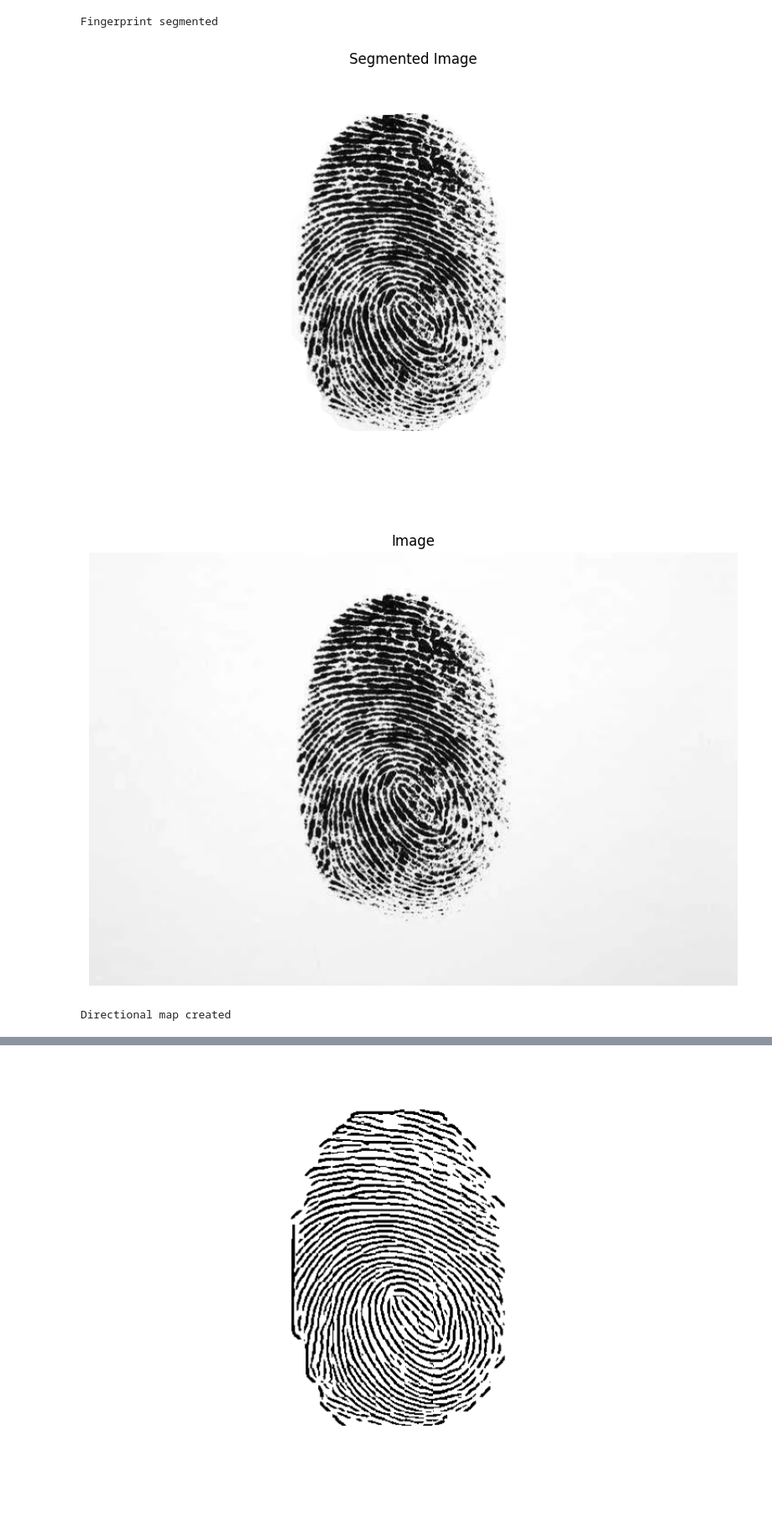
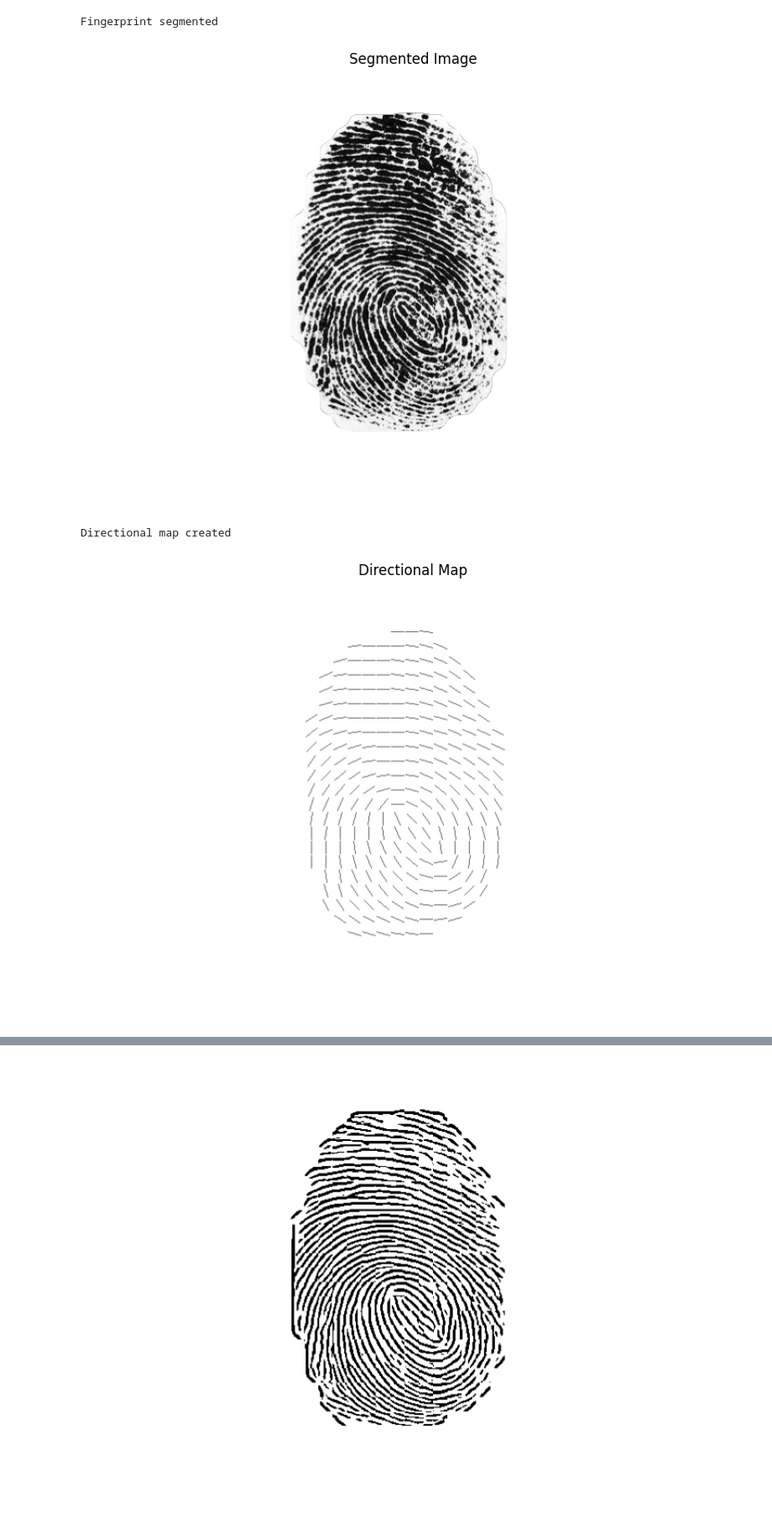
Before and after one commit to xxkaro/biometria-projekt3, a Jupyter notebook: code/demo.ipynb, the cells around one changed output, grey strips where cells are left out. Shown at 84% size. Cells and saved outputs as stored; diff of their text form; code cells hidden in the pictures.

Commit message:
added directions

```diff
--- a/code/demo.ipynb
+++ b/code/demo.ipynb
@@ -5,31 +5,29 @@ FP = FingerprintProcessor()
 # %%
 FP = FingerprintProcessor()
 FP.load_image("../sample_data/Black-Fingerprint-Loop-on-White-Space.jpg.webp")
 
 FP.display_image()
 
 FP.normalize_fingerprint(100, 100)
 
 FP.fingerprint_segmentation()
-
-FP.display_image()
 
 FP.create_directional_map()
 
 FP.frequency_map()
 
 FP.apply_gabor_filter()
 
 
 FP.morphological_skeletonization()
 
 FP.detect_minutiae()
 # %% [output]
 Loaded image ../sample_data/Black-Fingerprint-Loop-on-White-Space.jpg.webp with shape (483, 724)
 [figure]
 Fingerprint normalized
 [figure]
 Fingerprint segmented
 [figure]
+Directional map created
-[figure, old version]
+[figure, new version]
-Directional map created
```
Also changed, not shown: parts of 2 cells of this notebook, 4 other files.
